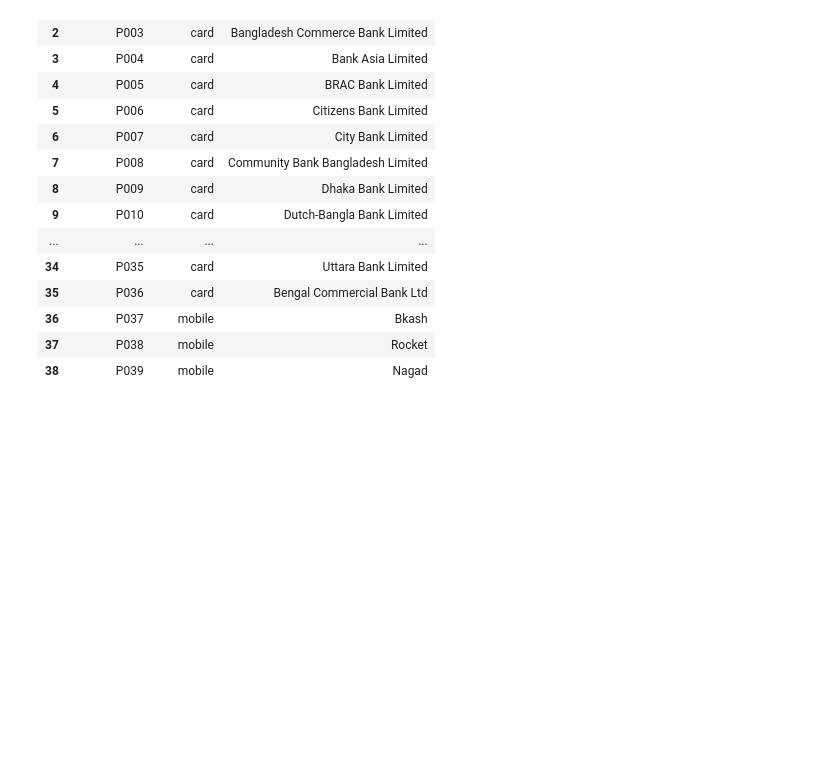
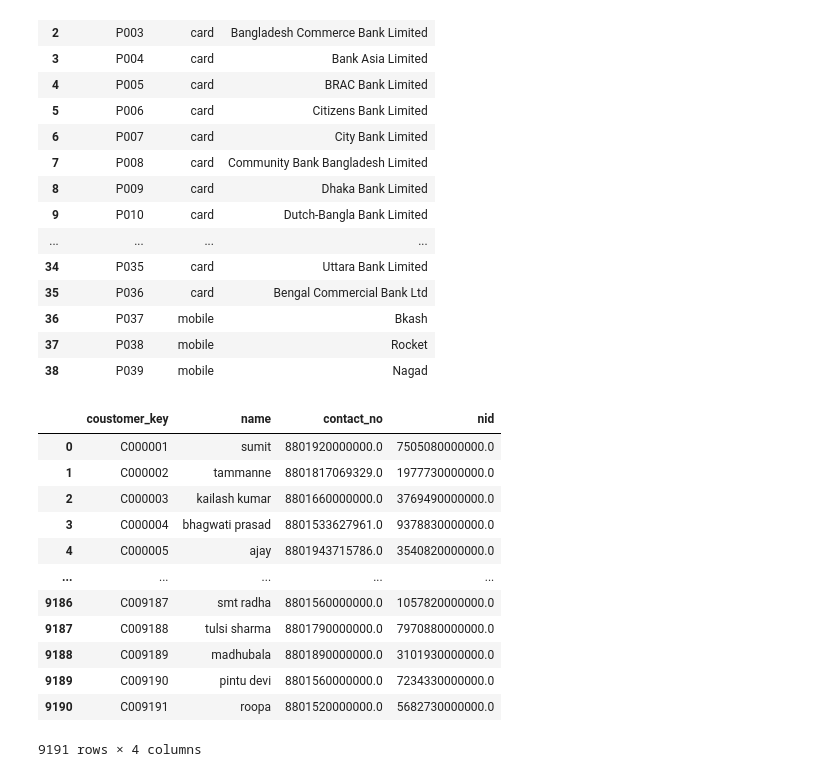
Before and after one commit to SadiaAlamChy/HDA-Tech-Learning, a Jupyter notebook: notebook/dataload/ETL.ipynb, the cells around one changed output. Drawn from its saved outputs; the diff is of its cells as text; code cells hidden in the pictures; blank space fills up the shorter version.

Commit message:
Coustomer dim done

```diff
--- a/notebook/dataload/ETL.ipynb
+++ b/notebook/dataload/ETL.ipynb
@@ -160,3 +203,10 @@ records
  ('P037', 'mobile', 'Bkash'),
  ('P038', 'mobile', 'Rocket'),
  ('P039', 'mobile', 'Nagad')]
+# %%
+cur2 = con.cursor()
+select_stmt2 = " SELECT t.coustomer_key, t.name , t.contact_no, t.nid " \
+              "FROM ecomdb_star_schema.coustomer_dim t;"
+cur2.execute(select_stmt2)
+records2 = cur2.fetchall()
+records2
@@ -181,3 +249,20 @@ trans_df
 | 36 | P037 | mobile | Bkash |
 | 37 | P038 | mobile | Rocket |
 | 38 | P039 | mobile | Nagad |
+# %%
+cous_df = pd.DataFrame(list(records2), columns=['coustomer_key', 'name', 'contact_no', 'nid'])
+cous_df
+# %% [output]
+|  | coustomer_key | name | contact_no | nid |
+| 0 | C000001 | sumit | 8801920000000.0 | 7505080000000.0 |
+| 1 | C000002 | tammanne | 8801817069329.0 | 1977730000000.0 |
+| 2 | C000003 | kailash kumar | 8801660000000.0 | 3769490000000.0 |
+| 3 | C000004 | bhagwati prasad | 8801533627961.0 | 9378830000000.0 |
+| 4 | C000005 | ajay | 8801943715786.0 | 3540820000000.0 |
+| ... | ... | ... | ... | ... |
+| 9186 | C009187 | smt radha | 8801560000000.0 | 1057820000000.0 |
+| 9187 | C009188 | tulsi sharma | 8801790000000.0 | 7970880000000.0 |
+| 9188 | C009189 | madhubala | 8801890000000.0 | 3101930000000.0 |
+| 9189 | C009190 | pintu devi | 8801560000000.0 | 7234330000000.0 |
+| 9190 | C009191 | roopa | 8801520000000.0 | 5682730000000.0 |
+9191 rows × 4 columns
```
Also changed, not shown: parts of 10 cells of this notebook, 1 other file.
